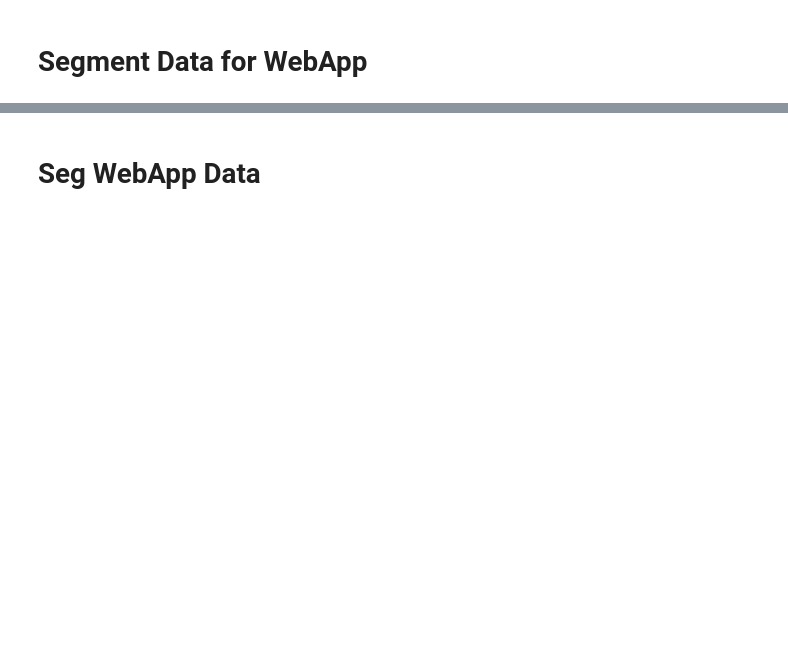
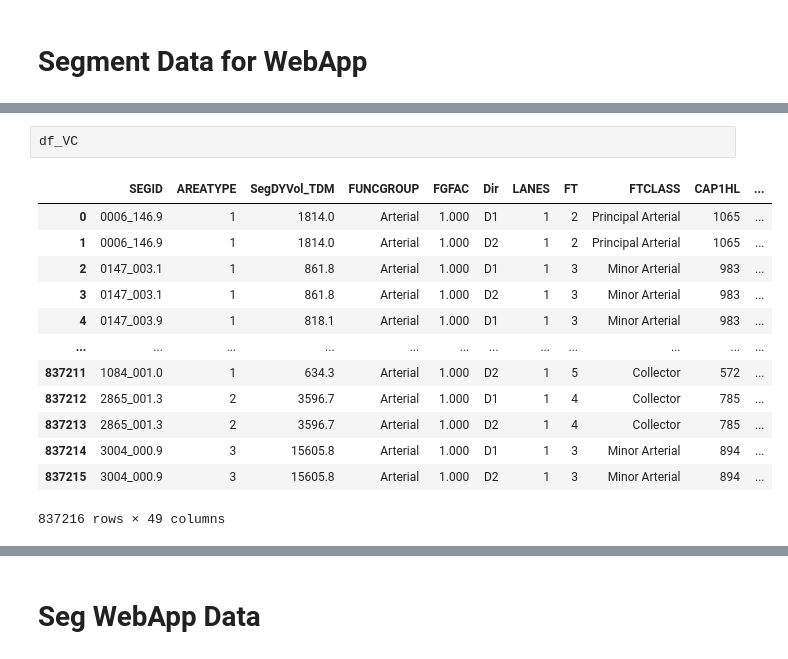
Before and after one commit to WFRCAnalytics/VC-Map, a Jupyter notebook: 3-Visualize.ipynb, the cells around one changed output, grey strips where cells are left out. Saved outputs shown, nothing was run; the diff lists cells and outputs as text; blank space fills up the shorter version.

```diff
--- a/3-Visualize.ipynb
+++ b/3-Visualize.ipynb
@@ -478,3 +507,19 @@ for index, df_VC in enumerate(dfs_VC):
+# %%
+df_VC
+# %% [output]
+|  | SEGID | AREATYPE | SegDYVol_TDM | FUNCGROUP | FGFAC | Dir | LANES | FT | FTCLASS | CAP1HL | ... |
+| 0 | 0006_146.9 | 1 | 1814.0 | Arterial | 1.000 | D1 | 1 | 2 | Principal Arterial | 1065 | ... |
+| 1 | 0006_146.9 | 1 | 1814.0 | Arterial | 1.000 | D2 | 1 | 2 | Principal Arterial | 1065 | ... |
+| 2 | 0147_003.1 | 1 | 861.8 | Arterial | 1.000 | D1 | 1 | 3 | Minor Arterial | 983 | ... |
+| 3 | 0147_003.1 | 1 | 861.8 | Arterial | 1.000 | D2 | 1 | 3 | Minor Arterial | 983 | ... |
+| 4 | 0147_003.9 | 1 | 818.1 | Arterial | 1.000 | D1 | 1 | 3 | Minor Arterial | 983 | ... |
+| ... | ... | ... | ... | ... | ... | ... | ... | ... | ... | ... | ... |
+| 837211 | 1084_001.0 | 1 | 634.3 | Arterial | 1.000 | D2 | 1 | 5 | Collector | 572 | ... |
+| 837212 | 2865_001.3 | 2 | 3596.7 | Arterial | 1.000 | D1 | 1 | 4 | Collector | 785 | ... |
+| 837213 | 2865_001.3 | 2 | 3596.7 | Arterial | 1.000 | D2 | 1 | 4 | Collector | 785 | ... |
+| 837214 | 3004_000.9 | 3 | 15605.8 | Arterial | 1.000 | D1 | 1 | 3 | Minor Arterial | 894 | ... |
+| 837215 | 3004_000.9 | 3 | 15605.8 | Arterial | 1.000 | D2 | 1 | 3 | Minor Arterial | 894 | ... |
+837216 rows × 49 columns
 # %%
 for index, df_VC in enumerate(dfs_VC):
 
```
Also changed, not shown: parts of 34 cells of this notebook, 55 other files.
